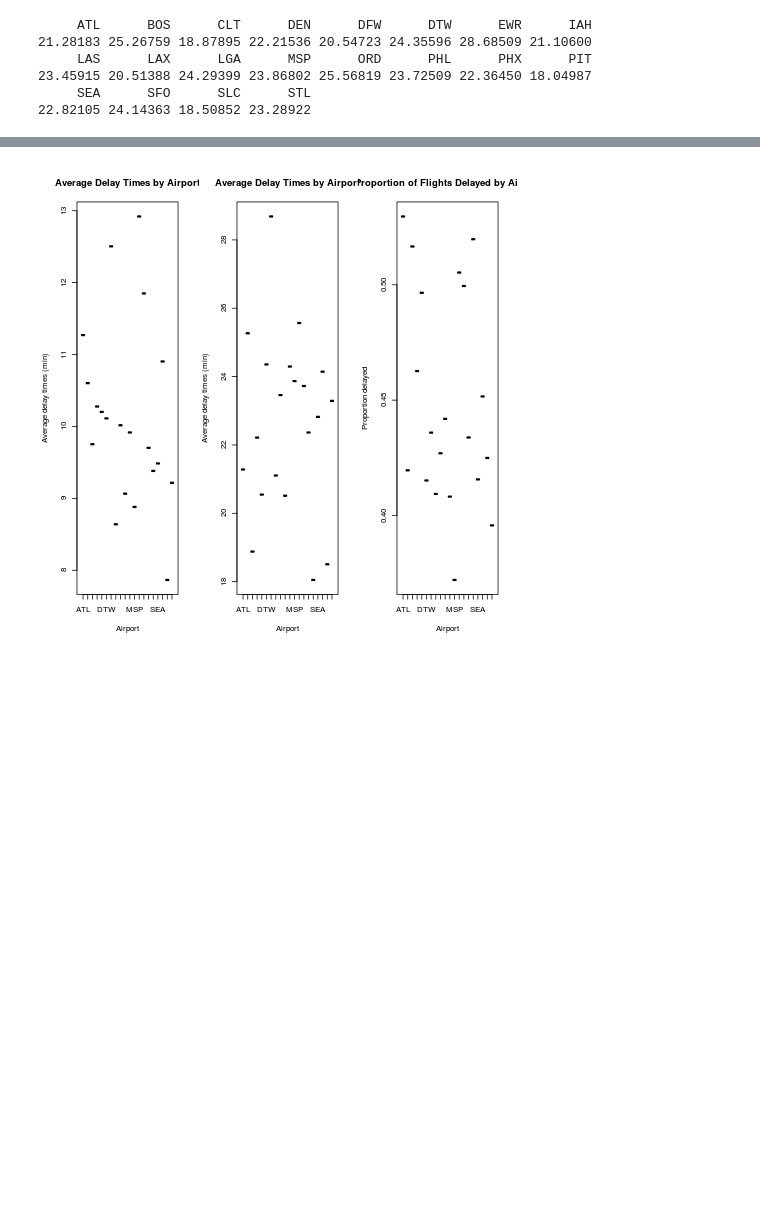
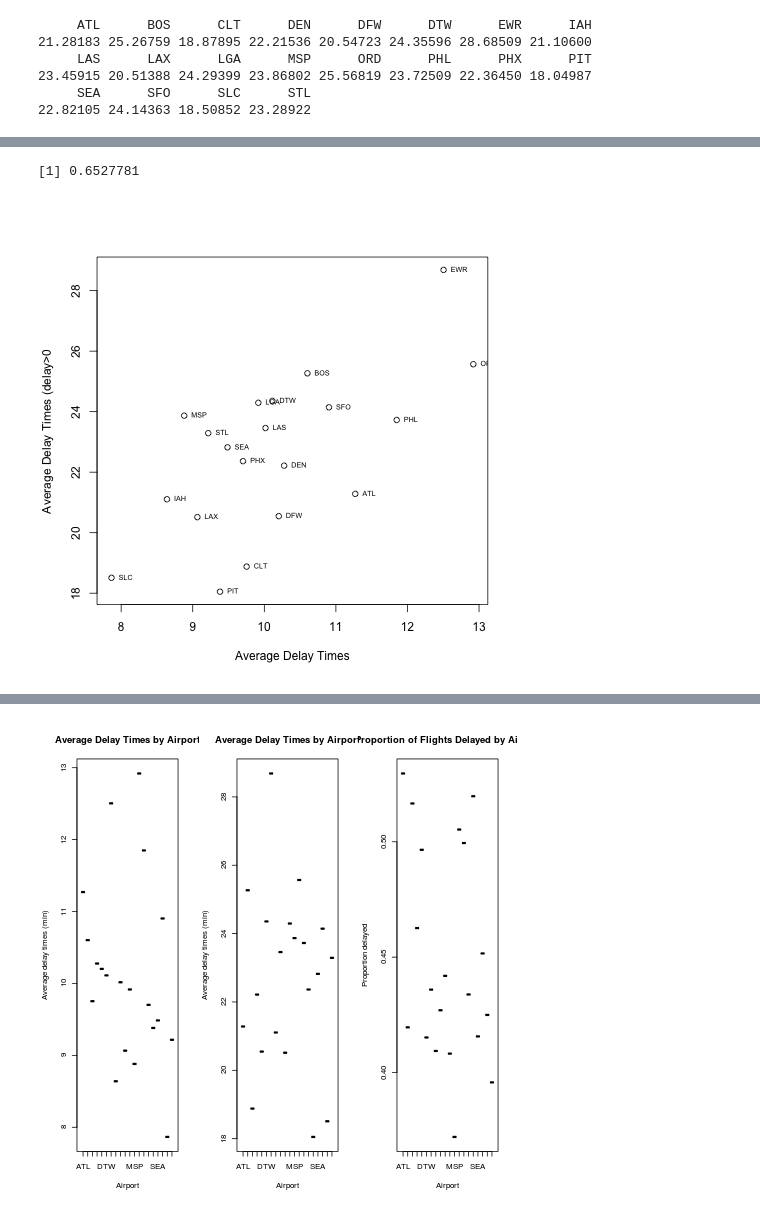
Before and after one commit to steven-hu/data-analysis-template, a Jupyter notebook: notebooks/NB3_data_analysis.ipynb, the cells around one changed output, grey strips where cells are left out. Drawn from its saved outputs; the diff is of its cells as text; code cells hidden in the pictures; blank space fills up the shorter version.

```diff
--- a/notebooks/NB3_data_analysis.ipynb
+++ b/notebooks/NB3_data_analysis.ipynb
@@ -138,0 +148,8 @@ plot(unique(data$origin),avgs2,main="Average Delay Times by Airport",xlab="Airpo
+# %%
+%%R
+print(cor(avgs,avgs2))
+plot(avgs,avgs2,xlab="Average Delay Times",ylab="Average Delay Times (delay>0")
+text(avgs, avgs2, carriers, cex=0.6, pos=4)
+# %% [output]
+[1] 0.6527781
+[figure, added]
```
Also changed, not shown: parts of 4 cells of this notebook.
